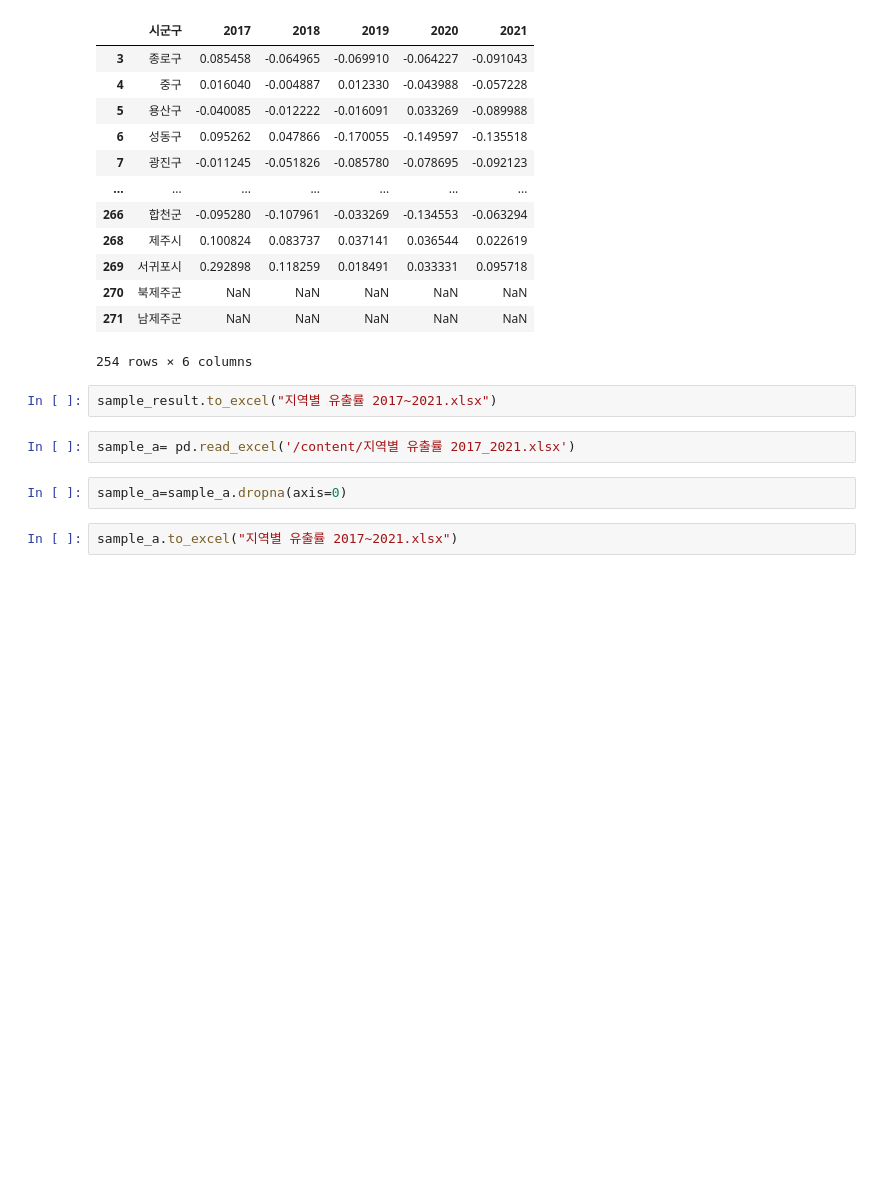
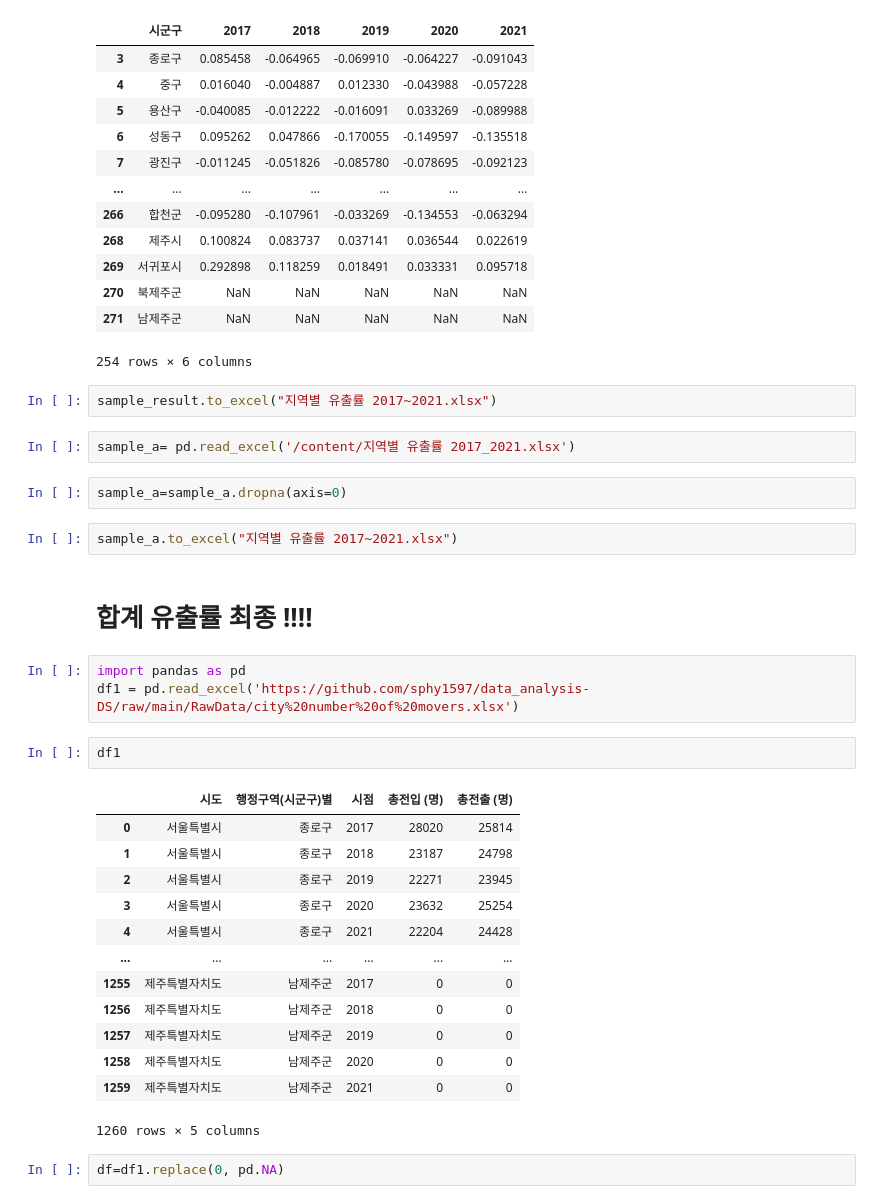
Before and after one commit to sphy1597/data_analysis-DS, a Jupyter notebook: 인구_유출률(윤섭's_ver)_.ipynb, the cells around one changed output. Drawn from its saved outputs; the diff is of its cells as text; blank space fills up the shorter version.

```diff
--- a/인구_유출률(윤섭's_ver)_.ipynb
+++ b/인구_유출률(윤섭's_ver)_.ipynb
@@ -103,3 +105,26 @@ sample_a= pd.read_excel('/content/지역별 유출률 2017_2021.xlsx')
 sample_a=sample_a.dropna(axis=0)
 # %%
 sample_a.to_excel("지역별 유출률 2017~2021.xlsx")
+# %% [markdown]
+# 합계 유출률 최종 !!!!
+# %%
+import pandas as pd
+df1 = pd.read_excel('https://github.com/sphy1597/data_analysis-DS/raw/main/RawData/city%20number%20of%20movers.xlsx')
+# %%
+df1
+# %% [output]
+|  | 시도 | 행정구역(시군구)별 | 시점 | 총전입 (명) | 총전출 (명) |
+| 0 | 서울특별시 | 종로구 | 2017 | 28020 | 25814 |
+| 1 | 서울특별시 | 종로구 | 2018 | 23187 | 24798 |
+| 2 | 서울특별시 | 종로구 | 2019 | 22271 | 23945 |
+| 3 | 서울특별시 | 종로구 | 2020 | 23632 | 25254 |
+| 4 | 서울특별시 | 종로구 | 2021 | 22204 | 24428 |
+| ... | ... | ... | ... | ... | ... |
+| 1255 | 제주특별자치도 | 남제주군 | 2017 | 0 | 0 |
+| 1256 | 제주특별자치도 | 남제주군 | 2018 | 0 | 0 |
+| 1257 | 제주특별자치도 | 남제주군 | 2019 | 0 | 0 |
+| 1258 | 제주특별자치도 | 남제주군 | 2020 | 0 | 0 |
+| 1259 | 제주특별자치도 | 남제주군 | 2021 | 0 | 0 |
+1260 rows × 5 columns
+# %%
+df=df1.replace(0, pd.NA)
```
Also changed, not shown: parts of 8 cells of this notebook.
